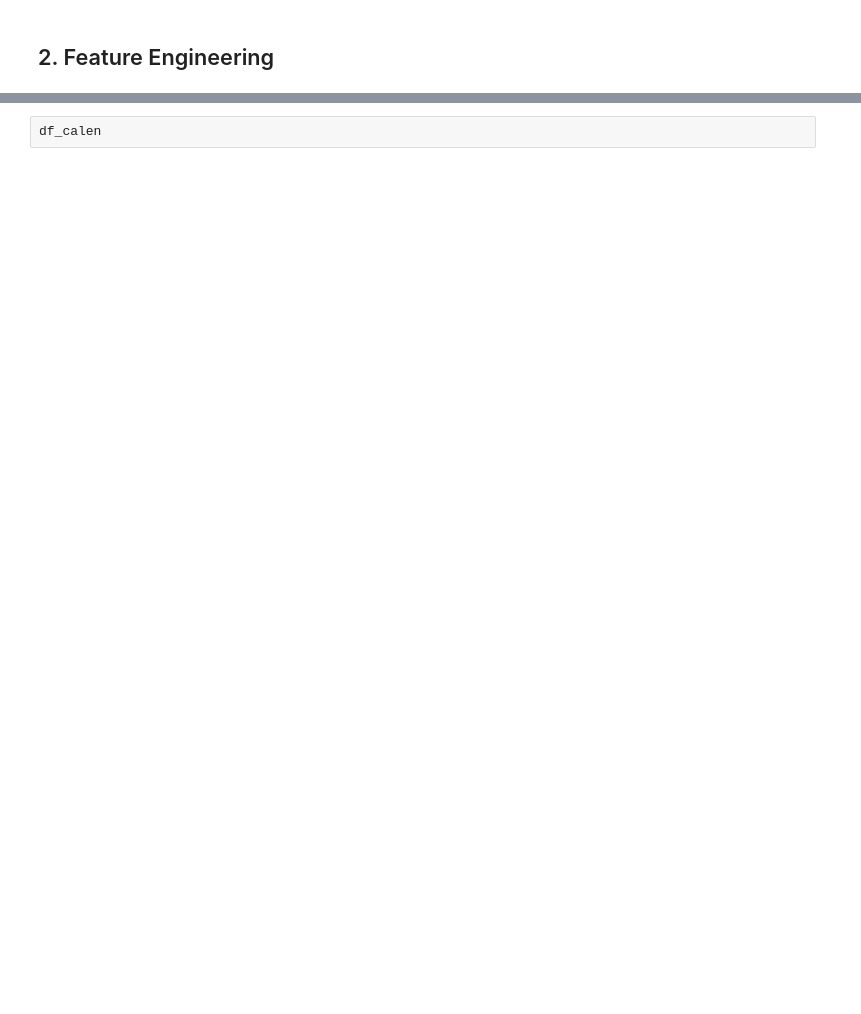
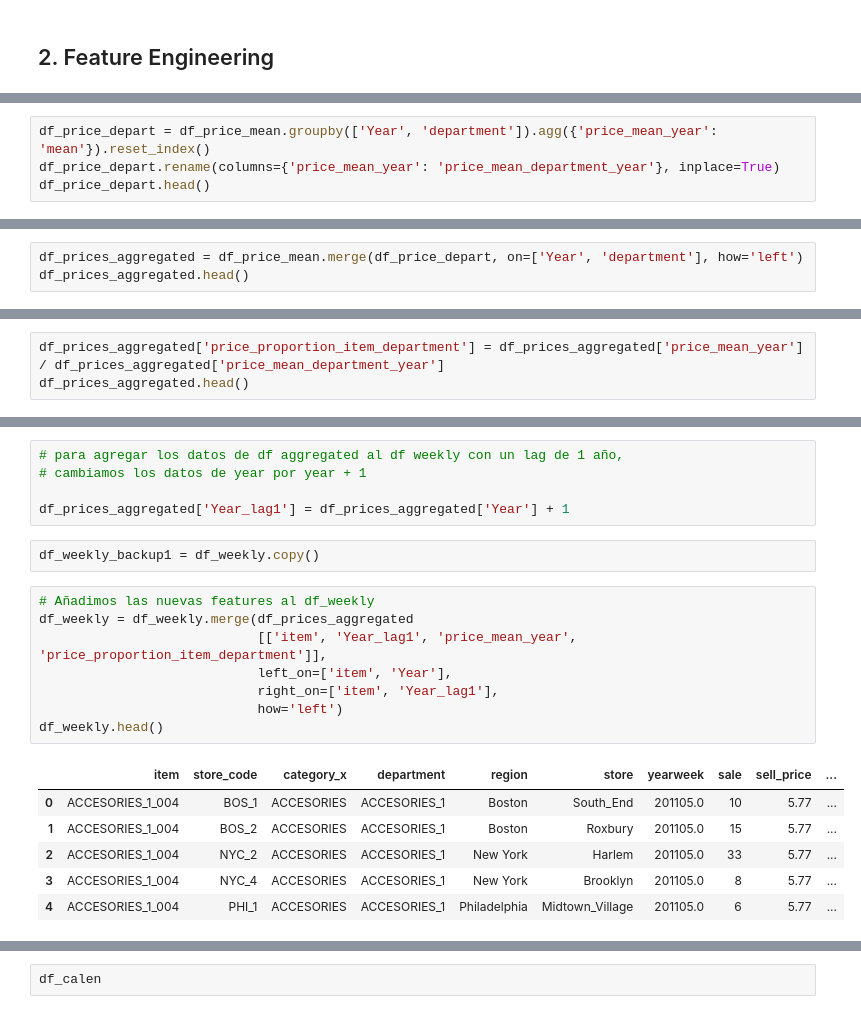
Before and after one commit to asansal/DS_market_Capstone, a Jupyter notebook: tarea_3_DSMarket_time_series.ipynb, the cells around one changed output, grey strips where cells are left out. Cells and saved outputs as stored; diff of their text form; blank space fills up the shorter version.

```diff
--- a/tarea_3_DSMarket_time_series.ipynb
+++ b/tarea_3_DSMarket_time_series.ipynb
@@ -11,0 +114,4 @@ df_weekly = pd.read_csv('./Data_for_Power_BI/weekly_data_for_power_bi.csv')
+# %%
+df_price_depart = df_price_mean.groupby(['Year', 'department']).agg({'price_mean_year': 'mean'}).reset_index()
+df_price_depart.rename(columns={'price_mean_year': 'price_mean_department_year'}, inplace=True)
+df_price_depart.head()
@@ -11,0 +125,3 @@ df_weekly = pd.read_csv('./Data_for_Power_BI/weekly_data_for_power_bi.csv')
+# %%
+df_prices_aggregated = df_price_mean.merge(df_price_depart, on=['Year', 'department'], how='left')
+df_prices_aggregated.head()
@@ -11,0 +135,3 @@ df_weekly = pd.read_csv('./Data_for_Power_BI/weekly_data_for_power_bi.csv')
+# %%
+df_prices_aggregated['price_proportion_item_department'] = df_prices_aggregated['price_mean_year'] / df_prices_aggregated['price_mean_department_year']
+df_prices_aggregated.head()
@@ -11,0 +145,22 @@ df_weekly = pd.read_csv('./Data_for_Power_BI/weekly_data_for_power_bi.csv')
+# %%
+# para agregar los datos de df aggregated al df weekly con un lag de 1 año,
+# cambiamos los datos de year por year + 1
+
+df_prices_aggregated['Year_lag1'] = df_prices_aggregated['Year'] + 1
+# %%
+df_weekly_backup1 = df_weekly.copy()
+# %%
+# Añadimos las nuevas features al df_weekly
+df_weekly = df_weekly.merge(df_prices_aggregated
+                            [['item', 'Year_lag1', 'price_mean_year', 'price_proportion_item_department']],
+                            left_on=['item', 'Year'],
+                            right_on=['item', 'Year_lag1'],
+                            how='left')
+df_weekly.head()
+# %% [output]
+|  | item | store_code | category_x | department | region | store | yearweek | sale | sell_price | ... |
+| 0 | ACCESORIES_1_004 | BOS_1 | ACCESORIES | ACCESORIES_1 | Boston | South_End | 201105.0 | 10 | 5.77 | ... |
+| 1 | ACCESORIES_1_004 | BOS_2 | ACCESORIES | ACCESORIES_1 | Boston | Roxbury | 201105.0 | 15 | 5.77 | ... |
+| 2 | ACCESORIES_1_004 | NYC_2 | ACCESORIES | ACCESORIES_1 | New York | Harlem | 201105.0 | 33 | 5.77 | ... |
+| 3 | ACCESORIES_1_004 | NYC_4 | ACCESORIES | ACCESORIES_1 | New York | Brooklyn | 201105.0 | 8 | 5.77 | ... |
+| 4 | ACCESORIES_1_004 | PHI_1 | ACCESORIES | ACCESORIES_1 | Philadelphia | Midtown_Village | 201105.0 | 6 | 5.77 | ... |
```
Also changed, not shown: parts of 37 cells of this notebook.
